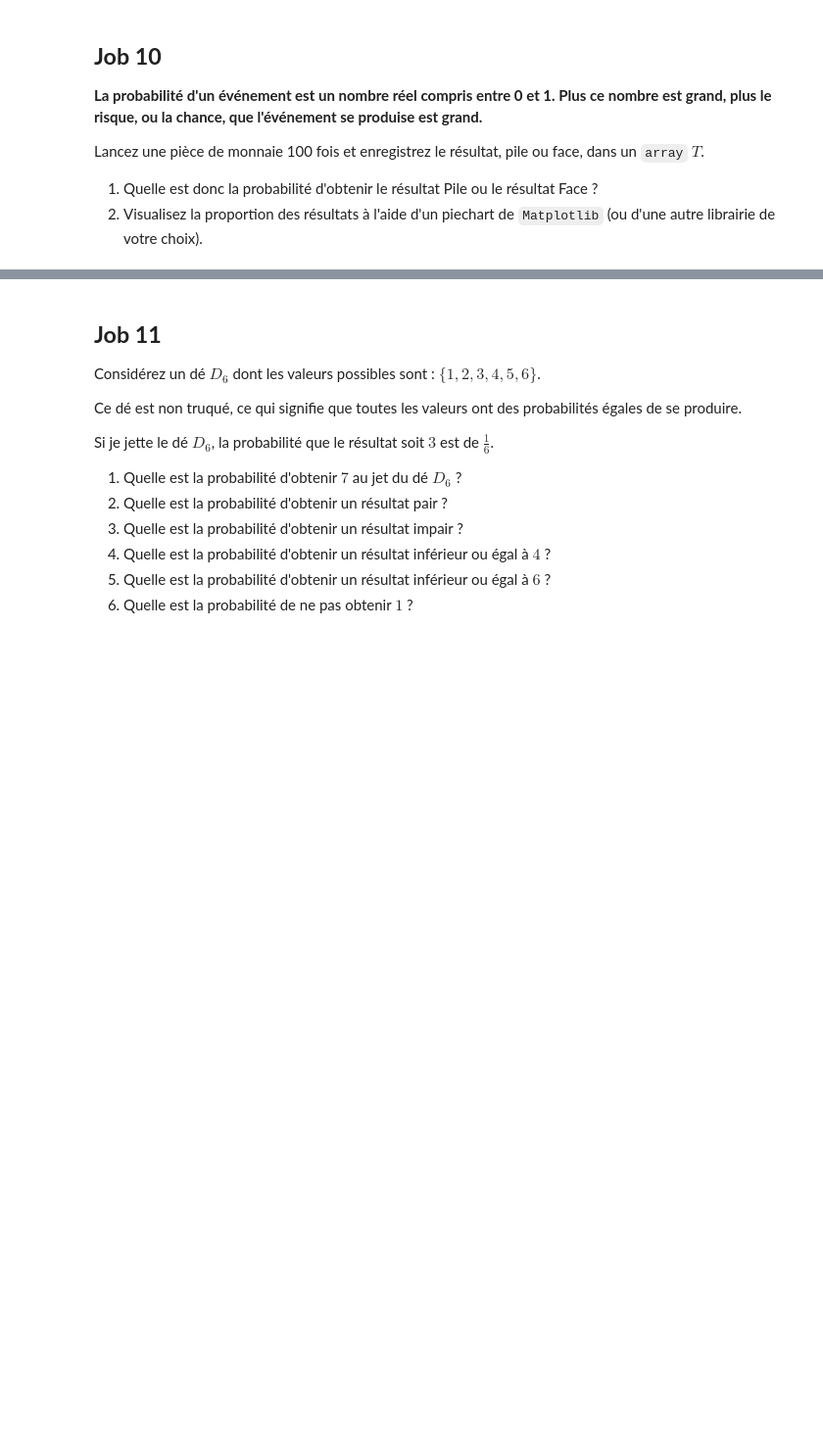
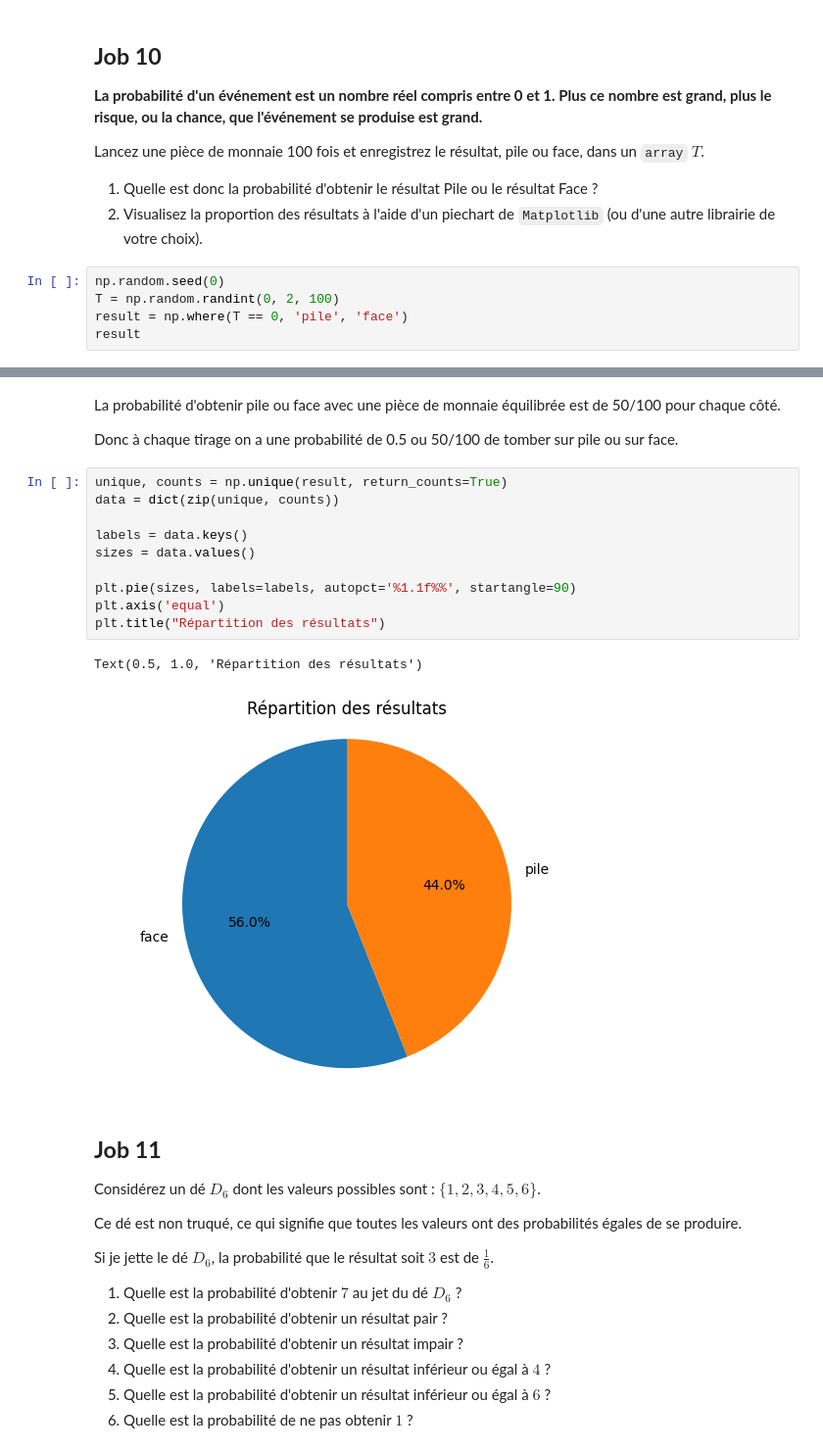
Before and after one commit to pierre-mazard/philomathia, a Jupyter notebook: Philomathia.ipynb, the cells around one changed output, grey strips where cells are left out. Shown at 98% size. Saved outputs shown, nothing was run; the diff lists cells and outputs as text; blank space fills up the shorter version.

```diff
--- a/Philomathia.ipynb
+++ b/Philomathia.ipynb
@@ -504,3 +536,8 @@ d & -b \\
 Lancez une pièce de monnaie 100 fois et enregistrez le résultat, pile ou face, dans un `array` $T$.
 1. Quelle est donc la probabilité d'obtenir le résultat Pile ou le résultat Face ?
 3. Visualisez la proportion des résultats à l'aide d'un piechart de `Matplotlib` (ou d'une autre librairie de votre choix).
+# %%
+np.random.seed(0)
+T = np.random.randint(0, 2, 100)
+result = np.where(T == 0, 'pile', 'face')
+result
@@ -507,3 +558,20 @@ Lancez une pièce de monnaie 100 fois et enregistrez le résultat, pile ou face,
+# %% [markdown]
+La probabilité d'obtenir pile ou face avec une pièce de monnaie équilibrée est de 50/100 pour chaque côté.
+
+Donc à chaque tirage on a une probabilité de 0.5 ou 50/100 de tomber sur pile ou sur face.
+# %%
+unique, counts = np.unique(result, return_counts=True)
+data = dict(zip(unique, counts))
+
+labels = data.keys()
+sizes = data.values()
+
+plt.pie(sizes, labels=labels, autopct='%1.1f%%', startangle=90)
+plt.axis('equal')
+plt.title("Répartition des résultats")
+# %% [output]
+Text(0.5, 1.0, 'Répartition des résultats')
+[figure, added]
 # %% [markdown]
 ## **Job 11**
 
```
Also changed, not shown: parts of 13 cells of this notebook.
